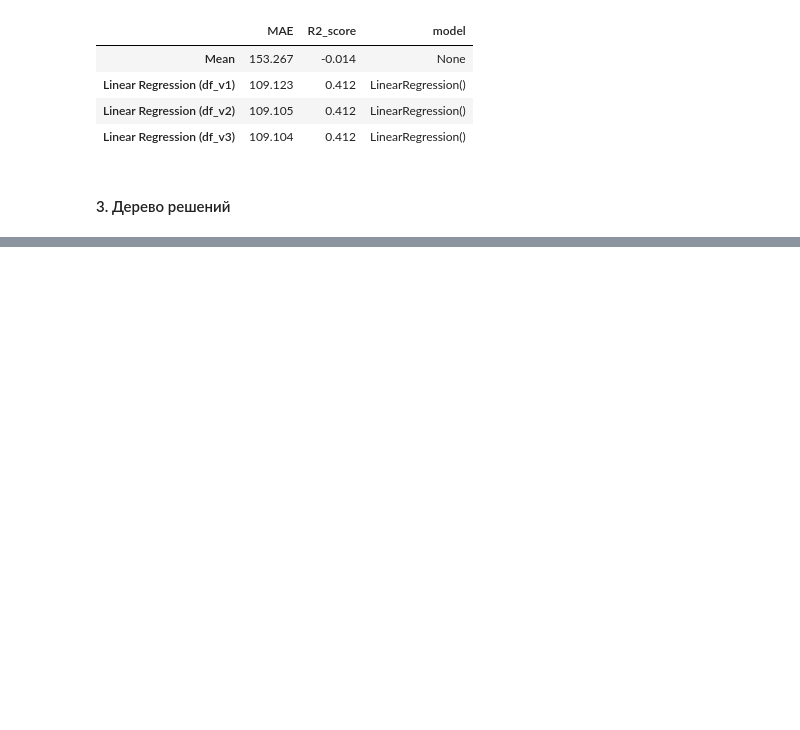
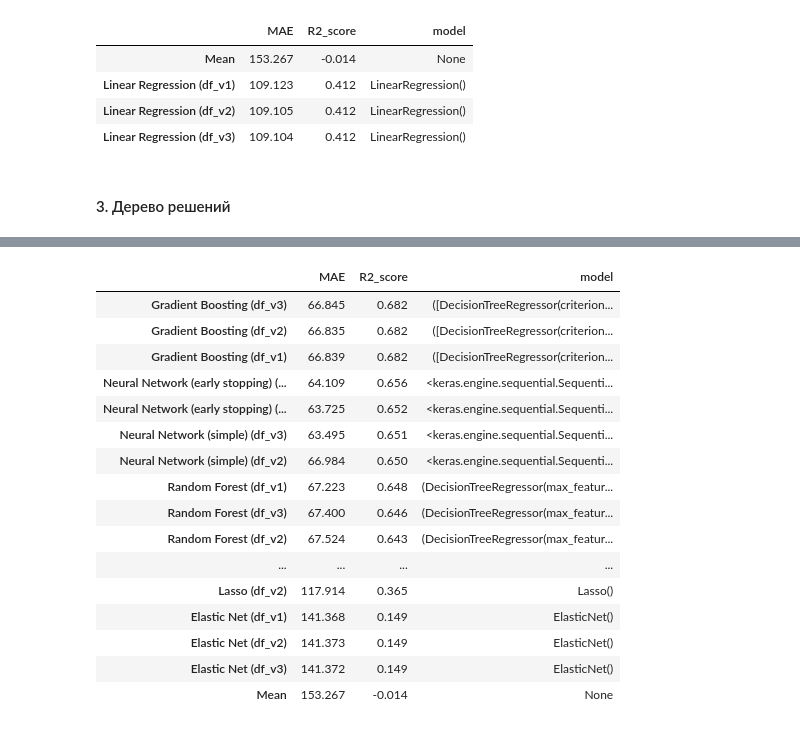
Before and after one commit to phys-winner/water-predictor-bot, a Jupyter notebook: notebooks/algo_research.ipynb, the cells around one changed output, grey strips where cells are left out. Saved outputs shown, nothing was run; the diff lists cells and outputs as text; code cells hidden in the pictures; blank space fills up the shorter version.

Commit message:
algo_research: add more models

```diff
--- a/notebooks/algo_research.ipynb
+++ b/notebooks/algo_research.ipynb
@@ -338,0 +496,21 @@ pd.DataFrame.from_dict(results, orient='index')
+# %%
+frame = pd.DataFrame.from_dict(results, orient='index')
+frame.sort_values(by='R2_score', ascending=False)
+# %% [output]
+|  | MAE | R2_score | model |
+| Gradient Boosting (df_v3) | 66.845 | 0.682 | ([DecisionTreeRegressor(criterion... |
+| Gradient Boosting (df_v2) | 66.835 | 0.682 | ([DecisionTreeRegressor(criterion... |
+| Gradient Boosting (df_v1) | 66.839 | 0.682 | ([DecisionTreeRegressor(criterion... |
+| Neural Network (early stopping) (... | 64.109 | 0.656 | <keras.engine.sequential.Sequenti... |
+| Neural Network (early stopping) (... | 63.725 | 0.652 | <keras.engine.sequential.Sequenti... |
+| Neural Network (simple) (df_v3) | 63.495 | 0.651 | <keras.engine.sequential.Sequenti... |
+| Neural Network (simple) (df_v2) | 66.984 | 0.650 | <keras.engine.sequential.Sequenti... |
+| Random Forest (df_v1) | 67.223 | 0.648 | (DecisionTreeRegressor(max_featur... |
+| Random Forest (df_v3) | 67.400 | 0.646 | (DecisionTreeRegressor(max_featur... |
+| Random Forest (df_v2) | 67.524 | 0.643 | (DecisionTreeRegressor(max_featur... |
+| ... | ... | ... | ... |
+| Lasso (df_v2) | 117.914 | 0.365 | Lasso() |
+| Elastic Net (df_v1) | 141.368 | 0.149 | ElasticNet() |
+| Elastic Net (df_v2) | 141.373 | 0.149 | ElasticNet() |
+| Elastic Net (df_v3) | 141.372 | 0.149 | ElasticNet() |
+| Mean | 153.267 | -0.014 | None |
```
Also changed, not shown: parts of 37 cells of this notebook.
